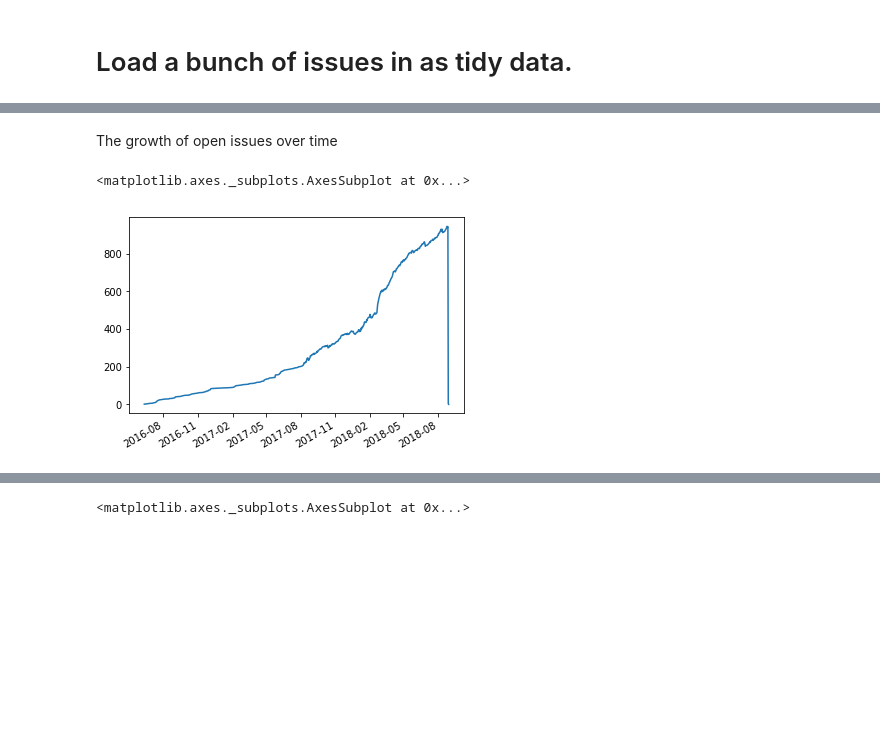
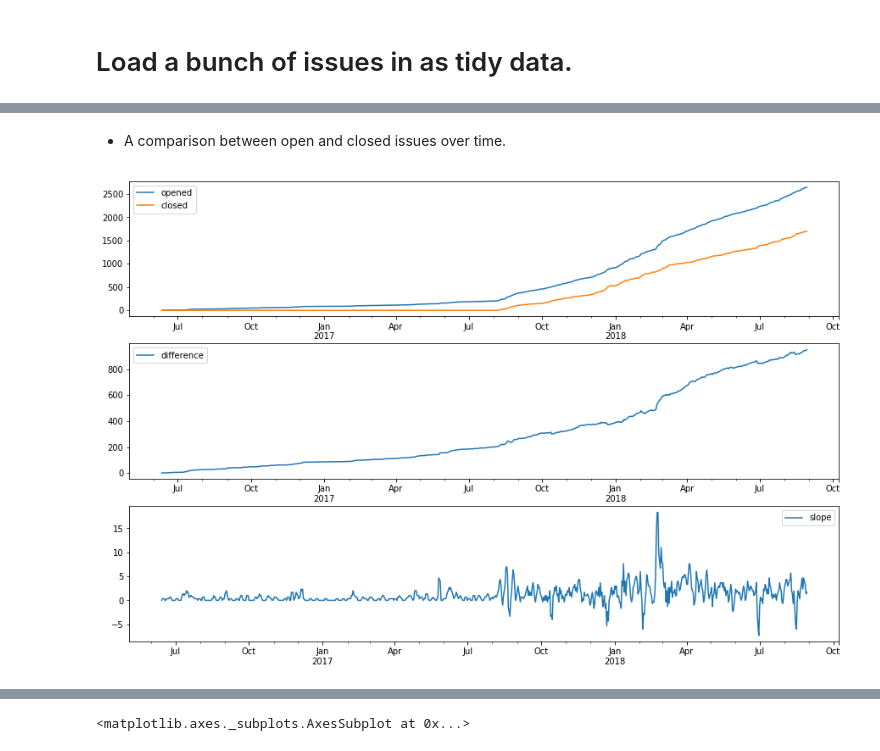
Before and after one commit to deathbeds/deathbeds.github.io, a Jupyter notebook: deathbeds/2018-08-28-Github-project-statistics-and-visualizations.ipynb, the cells around one changed output, grey strips where cells are left out. Saved outputs shown, nothing was run; the diff lists cells and outputs as text; code cells hidden in the pictures; blank space fills up the shorter version.

```diff
--- a/deathbeds/2018-08-28-Github-project-statistics-and-visualizations.ipynb
+++ b/deathbeds/2018-08-28-Github-project-statistics-and-visualizations.ipynb
@@ -69,7 +71,13 @@ gaant = (
 # %% [markdown]
-The growth of open issues over time
+* A comparison between open and closed issues over time.
-# %%
-gaant.sum(axis=0).plot()
-# %% [output]
-<matplotlib.axes._subplots.AxesSubplot at 0x...>
-[figure, removed]
+# %%
+subplot(3,1,1)
+opened.sum().rename('opened').plot(legend=True)
+closed.sum().rename('closed').plot(legend=True, ax=gca())
+subplot(3,1,2)
+(opened.sum() - closed.sum()).rename('difference').plot(legend=True)
+subplot(3,1,3)
+(opened.sum() - closed.sum()).diff().rolling(3).mean().rename('slope').plot(legend=True)
+gcf().set_size_inches((15, 10))
+# %% [output]
+[figure, added]
```
Also changed, not shown: parts of 24 cells of this notebook.
